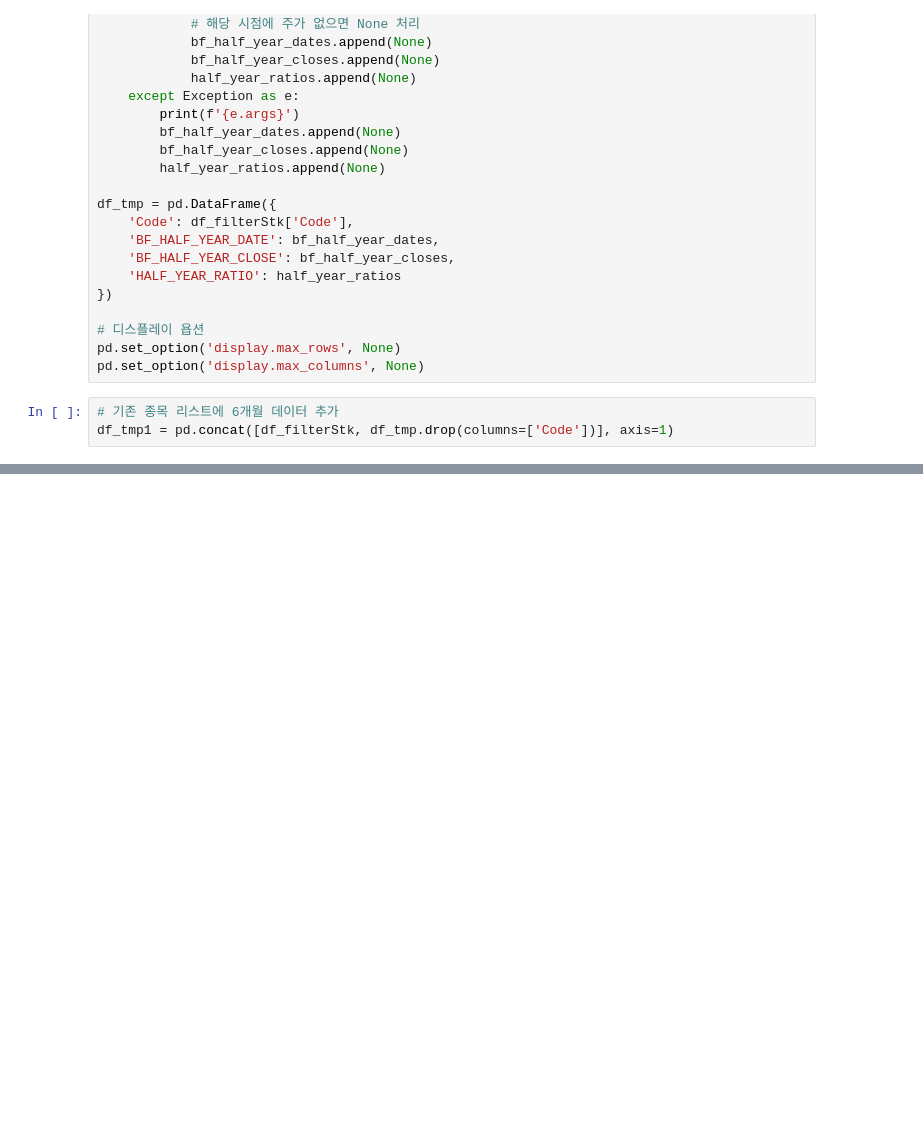
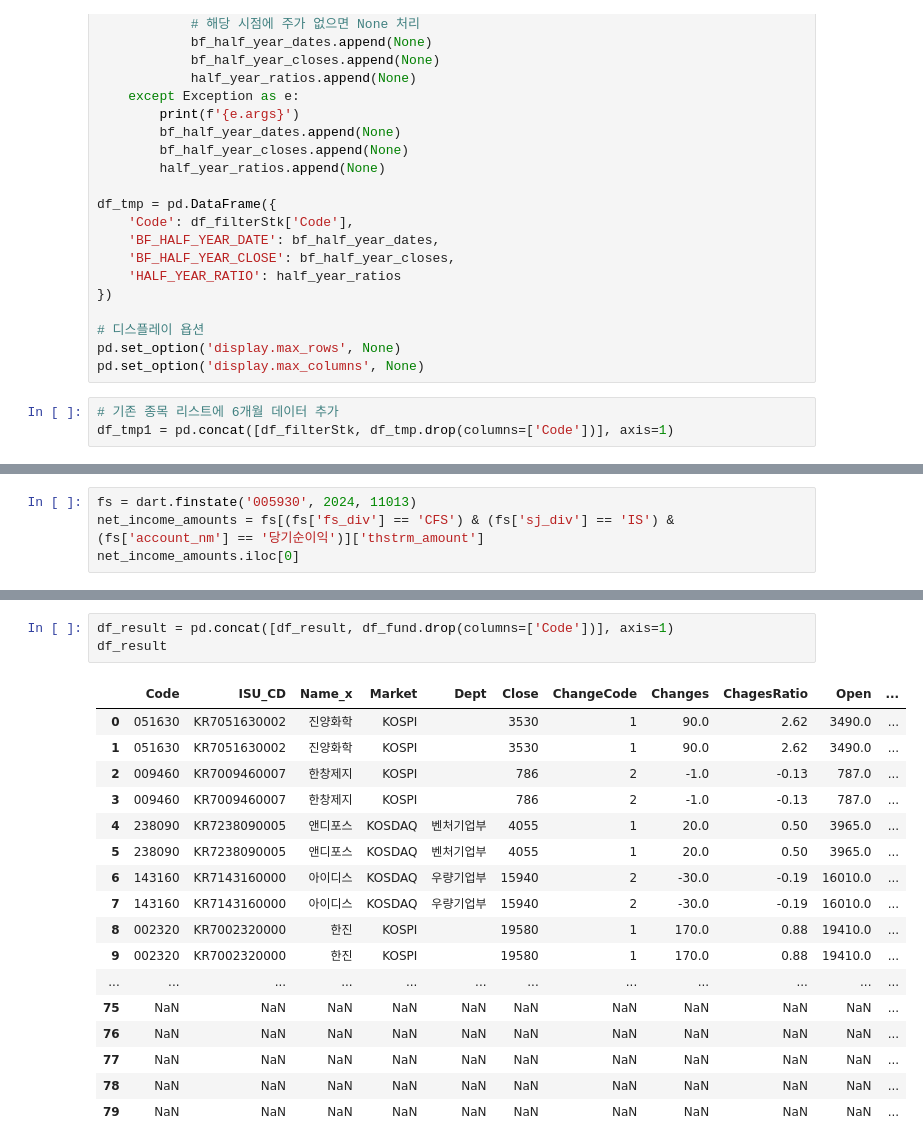
Before and after one commit to kimdaewhi/quantstrategy, a Jupyter notebook: src/test.ipynb, the cells around one changed output, grey strips where cells are left out. Saved outputs shown, nothing was run; the diff lists cells and outputs as text; blank space fills up the shorter version.

```diff
--- a/src/test.ipynb
+++ b/src/test.ipynb
@@ -130,0 +116,4 @@ test2
+# %%
+fs = dart.finstate('005930', 2024, 11013)
+net_income_amounts = fs[(fs['fs_div'] == 'CFS') & (fs['sj_div'] == 'IS') & (fs['account_nm'] == '당기순이익')]['thstrm_amount']
+net_income_amounts.iloc[0]
@@ -130,0 +224,21 @@ test2
+# %%
+df_result = pd.concat([df_result, df_fund.drop(columns=['Code'])], axis=1)
+df_result
+# %% [output]
+|  | Code | ISU_CD | Name_x | Market | Dept | Close | ChangeCode | Changes | ChagesRatio | Open | ... |
+| 0 | 051630 | KR7051630002 | 진양화학 | KOSPI |  | 3530 | 1 | 90.0 | 2.62 | 3490.0 | ... |
+| 1 | 051630 | KR7051630002 | 진양화학 | KOSPI |  | 3530 | 1 | 90.0 | 2.62 | 3490.0 | ... |
+| 2 | 009460 | KR7009460007 | 한창제지 | KOSPI |  | 786 | 2 | -1.0 | -0.13 | 787.0 | ... |
+| 3 | 009460 | KR7009460007 | 한창제지 | KOSPI |  | 786 | 2 | -1.0 | -0.13 | 787.0 | ... |
+| 4 | 238090 | KR7238090005 | 앤디포스 | KOSDAQ | 벤처기업부 | 4055 | 1 | 20.0 | 0.50 | 3965.0 | ... |
+| 5 | 238090 | KR7238090005 | 앤디포스 | KOSDAQ | 벤처기업부 | 4055 | 1 | 20.0 | 0.50 | 3965.0 | ... |
+| 6 | 143160 | KR7143160000 | 아이디스 | KOSDAQ | 우량기업부 | 15940 | 2 | -30.0 | -0.19 | 16010.0 | ... |
+| 7 | 143160 | KR7143160000 | 아이디스 | KOSDAQ | 우량기업부 | 15940 | 2 | -30.0 | -0.19 | 16010.0 | ... |
+| 8 | 002320 | KR7002320000 | 한진 | KOSPI |  | 19580 | 1 | 170.0 | 0.88 | 19410.0 | ... |
+| 9 | 002320 | KR7002320000 | 한진 | KOSPI |  | 19580 | 1 | 170.0 | 0.88 | 19410.0 | ... |
+| ... | ... | ... | ... | ... | ... | ... | ... | ... | ... | ... | ... |
+| 75 | NaN | NaN | NaN | NaN | NaN | NaN | NaN | NaN | NaN | NaN | ... |
+| 76 | NaN | NaN | NaN | NaN | NaN | NaN | NaN | NaN | NaN | NaN | ... |
+| 77 | NaN | NaN | NaN | NaN | NaN | NaN | NaN | NaN | NaN | NaN | ... |
+| 78 | NaN | NaN | NaN | NaN | NaN | NaN | NaN | NaN | NaN | NaN | ... |
+| 79 | NaN | NaN | NaN | NaN | NaN | NaN | NaN | NaN | NaN | NaN | ... |
```
Also changed, not shown: parts of 6 cells of this notebook, 1 other file.
